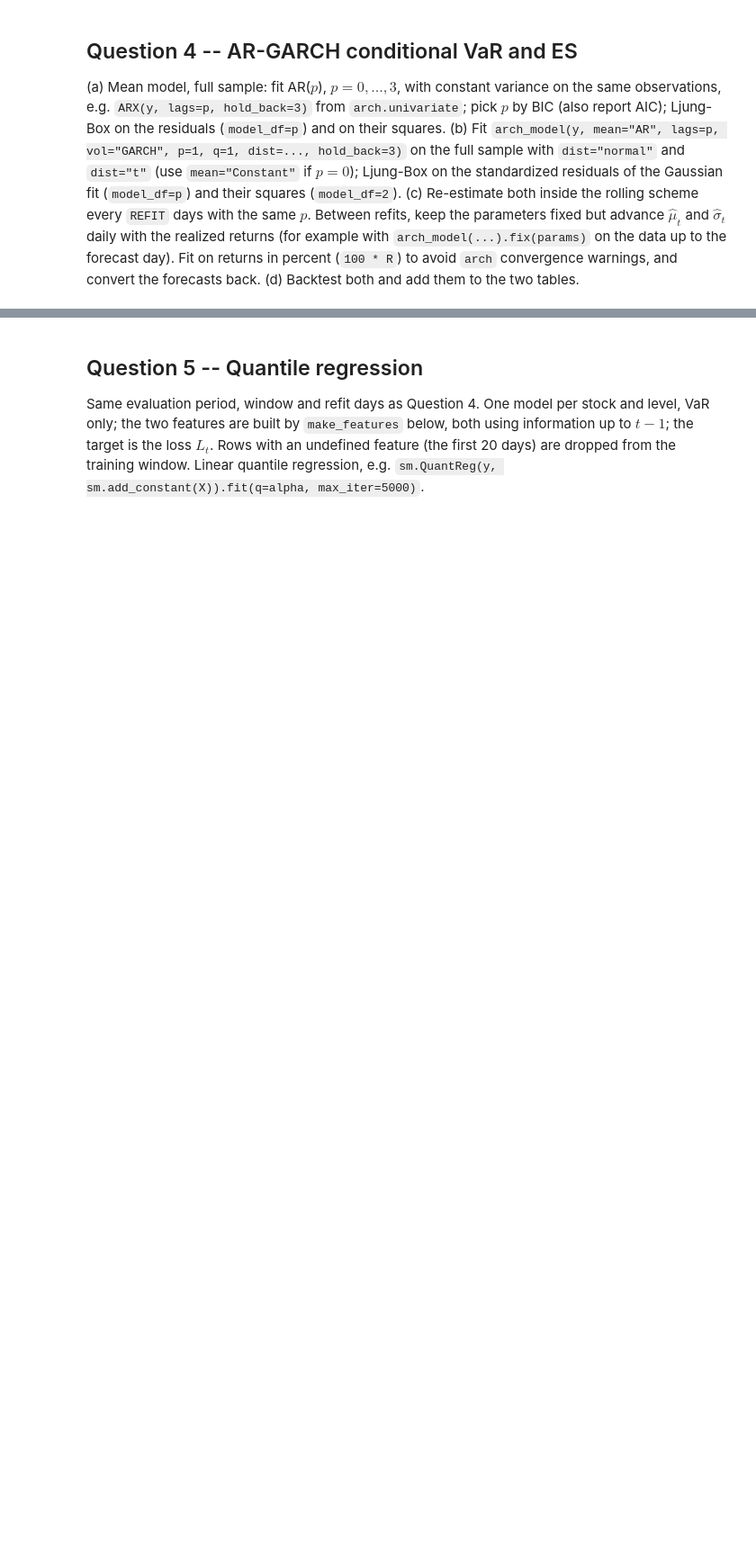
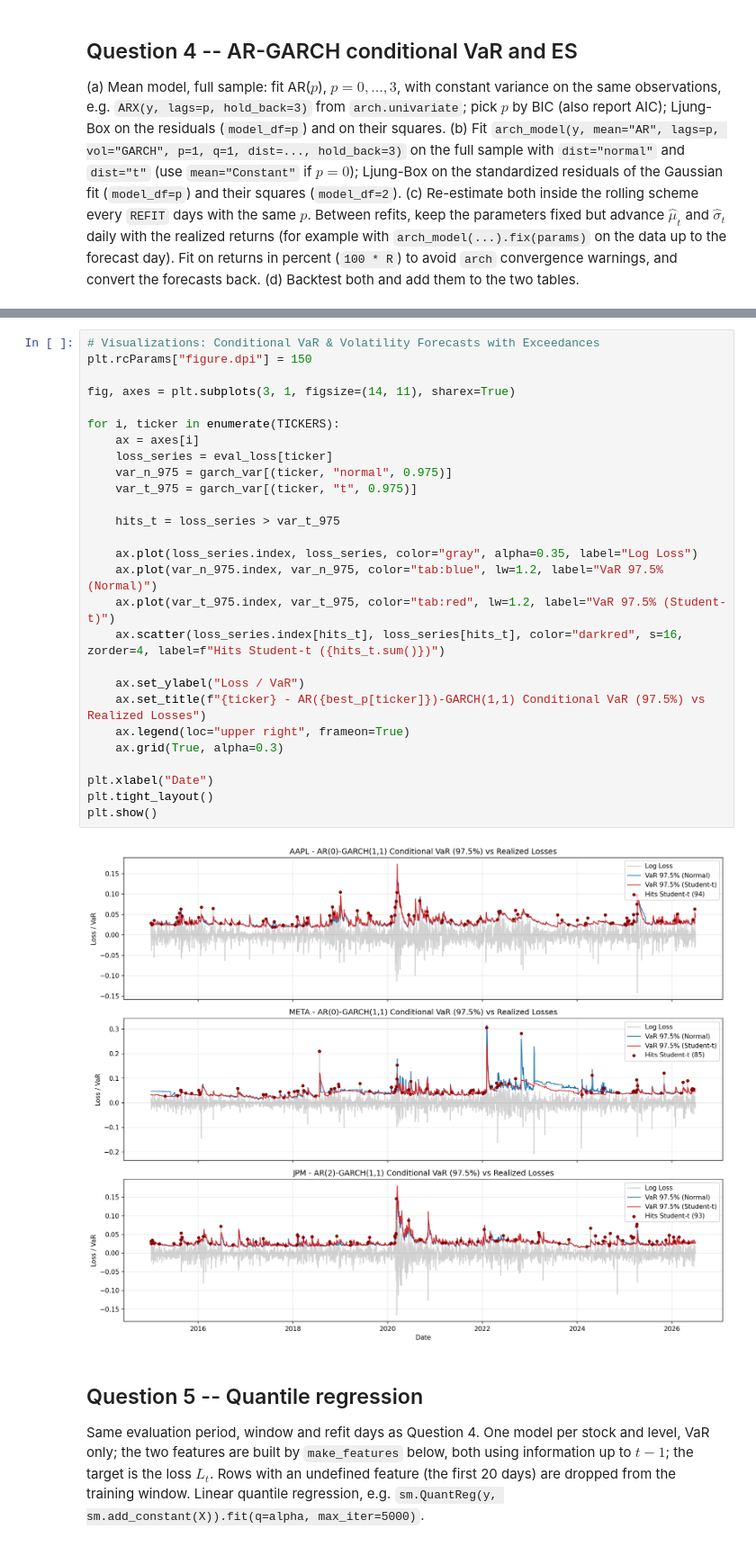
Before and after one commit to AaravKDesai/QRM_Project, a Jupyter notebook: Project_template.ipynb, the cells around one changed output, grey strips where cells are left out. Shown at 90% size. Saved outputs shown, nothing was run; the diff lists cells and outputs as text; blank space fills up the shorter version.

```diff
--- a/Project_template.ipynb
+++ b/Project_template.ipynb
@@ -127,3 +615,32 @@ from arch import arch_model
+# %%
+# Visualizations: Conditional VaR & Volatility Forecasts with Exceedances
+plt.rcParams["figure.dpi"] = 150
+
+fig, axes = plt.subplots(3, 1, figsize=(14, 11), sharex=True)
+
+for i, ticker in enumerate(TICKERS):
+    ax = axes[i]
+    loss_series = eval_loss[ticker]
+    var_n_975 = garch_var[(ticker, "normal", 0.975)]
+    var_t_975 = garch_var[(ticker, "t", 0.975)]
+
+    hits_t = loss_series > var_t_975
+
+    ax.plot(loss_series.index, loss_series, color="gray", alpha=0.35, label="Log Loss")
+    ax.plot(var_n_975.index, var_n_975, color="tab:blue", lw=1.2, label="VaR 97.5% (Normal)")
+    ax.plot(var_t_975.index, var_t_975, color="tab:red", lw=1.2, label="VaR 97.5% (Student-t)")
+    ax.scatter(loss_series.index[hits_t], loss_series[hits_t], color="darkred", s=16, zorder=4, label=f"Hits Student-t ({hits_t.sum()})")
+
+    ax.set_ylabel("Loss / VaR")
+    ax.set_title(f"{ticker} - AR({best_p[ticker]})-GARCH(1,1) Conditional VaR (97.5%) vs Realized Losses")
+    ax.legend(loc="upper right", frameon=True)
+    ax.grid(True, alpha=0.3)
+
+plt.xlabel("Date")
+plt.tight_layout()
+plt.show()
+# %% [output]
+[figure, added]
 # %% [markdown]
 ## Question 5 -- Quantile regression
 
```
Also changed, not shown: parts of 8 cells of this notebook.
